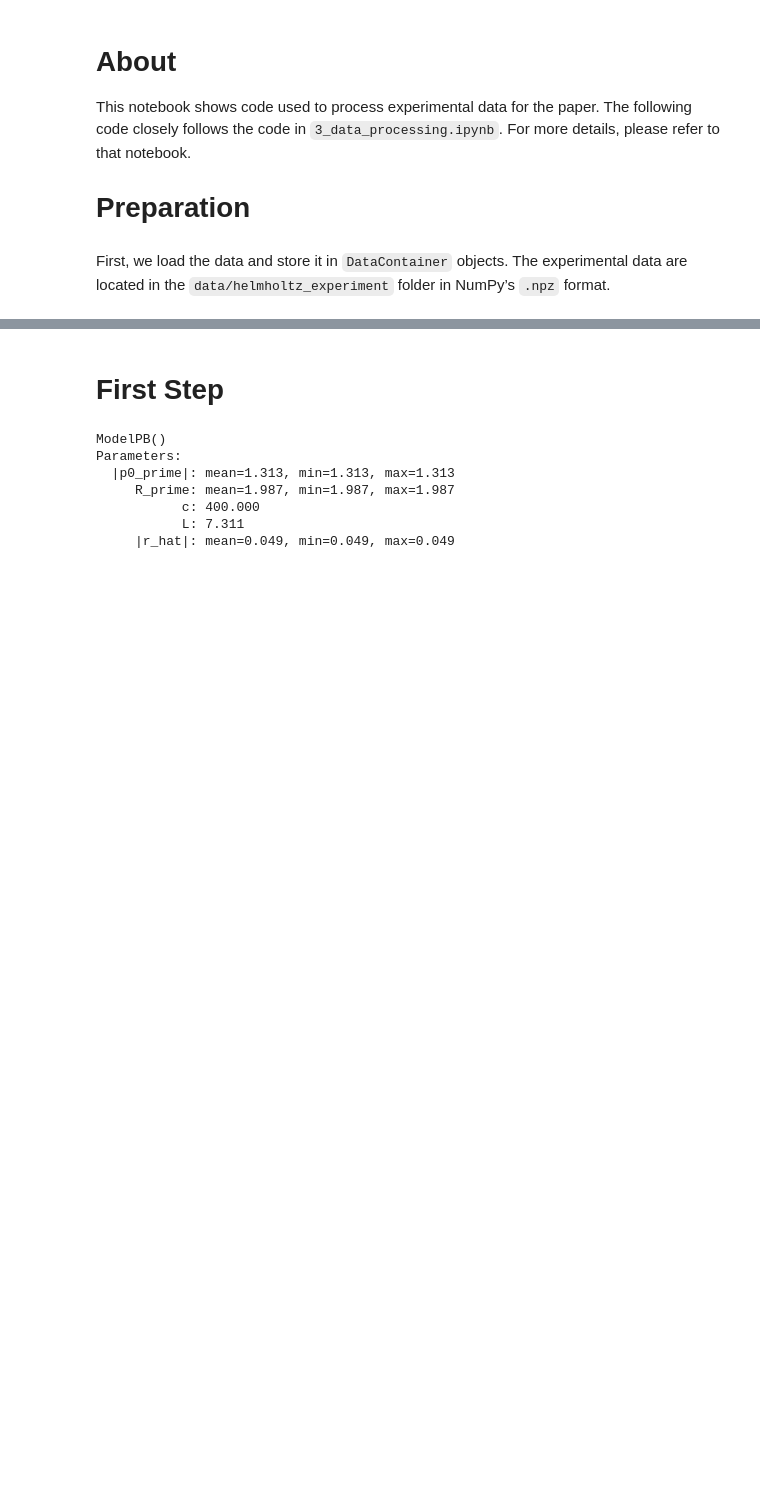
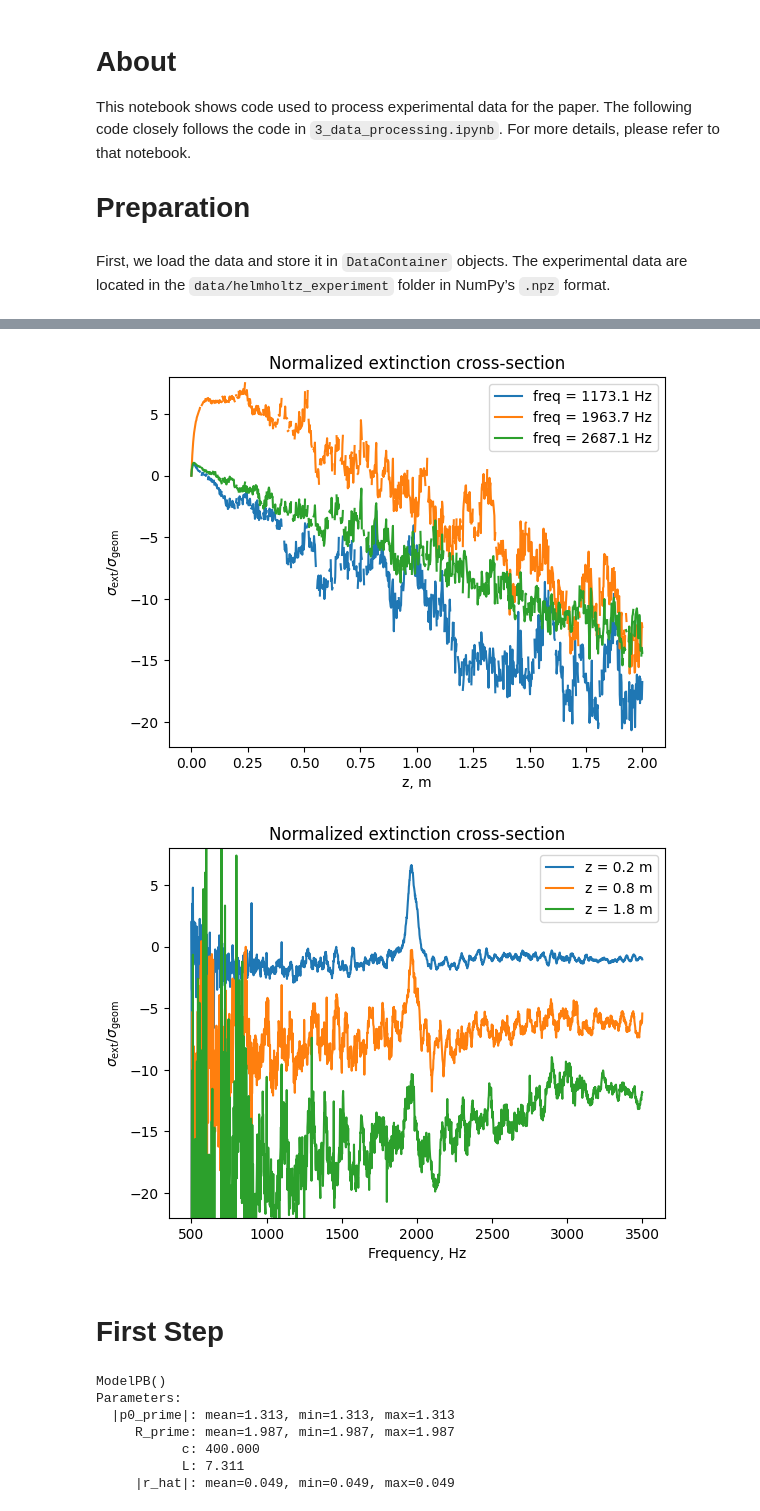
Before and after one commit to djiboshin/paper-optical-theorem, a Jupyter notebook: 4_experiment.ipynb, the cells around one changed output, grey strips where cells are left out. Cells and saved outputs as stored; diff of their text form; code cells hidden in the pictures; blank space fills up the shorter version.

```diff
--- a/4_experiment.ipynb
+++ b/4_experiment.ipynb
@@ -47,3 +55,34 @@ assert np.allclose(p_b_data.z, p_s_data.z)
+# %%
+k = 2 * np.pi * p_b_data.freq / 343 # assuming speed of sound 343 m/s
+R = 0.5  # assuming distance from the source to the scatterer is 0.5 m
+z = p_b_data.z[..., None]
+
+sigma_ext = 4 * np.pi / k * np.imag(p_s_data.p / p_b_data.p) * z * R / (z + R)
+sigma_geom = np.pi * (0.01195) ** 2
+
+for i in [400, 870, 1300]:
+    plt.plot(z, sigma_ext[:, i] / sigma_geom, label=f'freq = {p_b_data.freq[i]:.1f} Hz')
+
+plt.legend()
+plt.xlabel("z, m")
+plt.ylabel(r"$\sigma_\text{ext} / \sigma_\text{geom}$")
+plt.title("Normalized extinction cross-section")
+plt.ylim(-22, 8)
+plt.show()
+
+
+for i in [100, 400, 900]:
+    plt.plot(p_b_data.freq, sigma_ext[i, :] / sigma_geom, label=f'z = {p_b_data.z[i]:.1f} m')
+
+plt.legend()
+plt.xlabel("Frequency, Hz")
+plt.ylabel(r"$\sigma_\text{ext} / \sigma_\text{geom}$")
+plt.title("Normalized extinction cross-section")
+plt.ylim(-22, 8)
+plt.show()
+# %% [output]
+[figure, added]
+[figure, added]
 # %% [markdown]
 # First Step
 # %%
```
Also changed, not shown: parts of 1 cell of this notebook.
